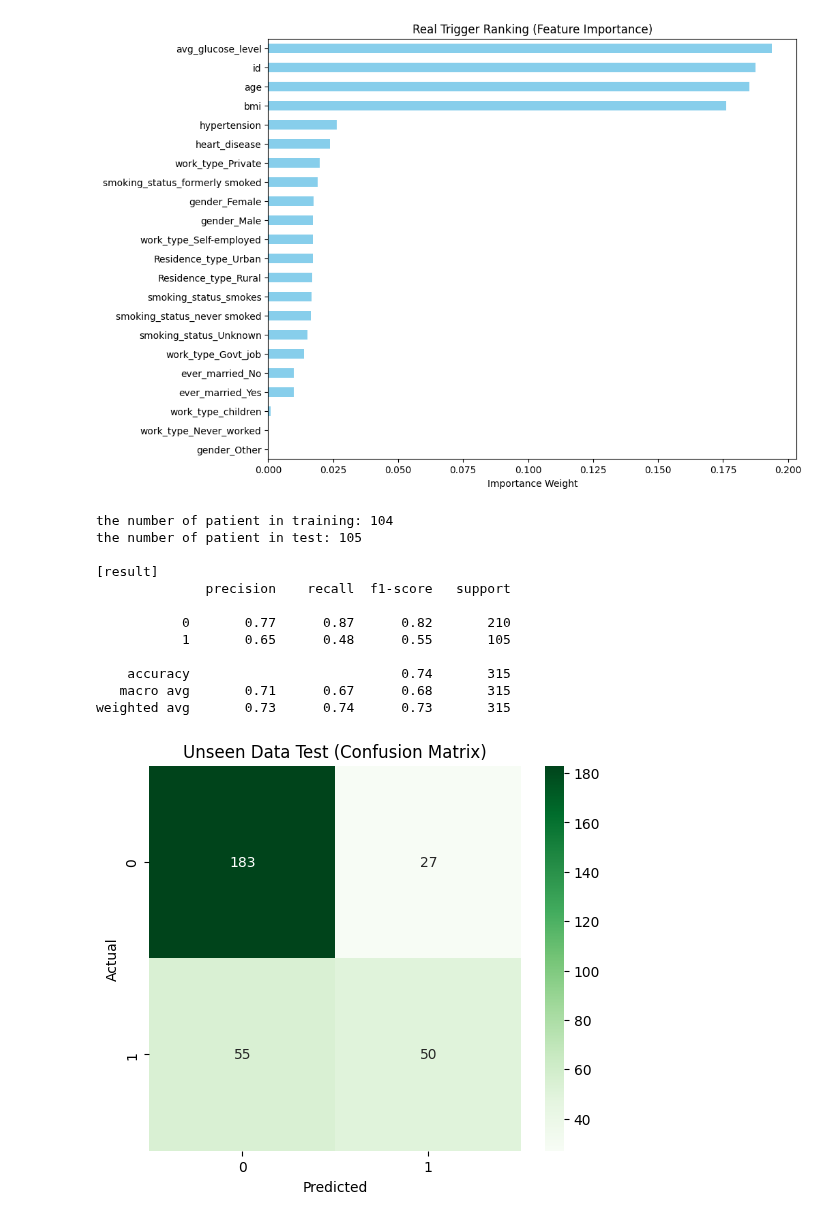
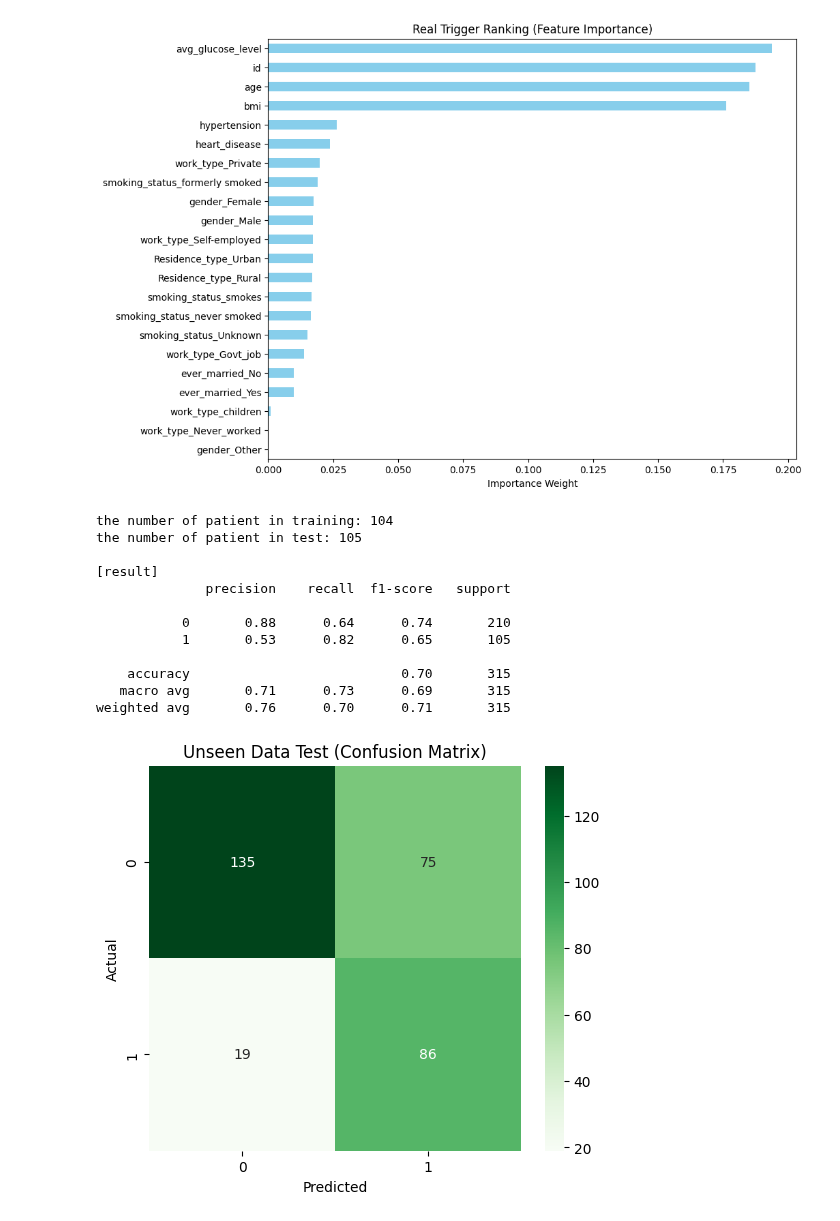
Before and after one commit to soso11234/stroke-prediction-ML, a Jupyter notebook: Stroke_prediction.ipynb, the cells around one changed output. Drawn from its saved outputs; the diff is of its cells as text; code cells hidden in the pictures.

```diff
--- a/Stroke_prediction.ipynb
+++ b/Stroke_prediction.ipynb
@@ -137,7 +137,7 @@ n_stroke_1_half = int(len(stroke_1) * 0.5)
 stroke_1_train = stroke_1.sample(n=n_stroke_1_half, random_state=42)
 
 # extracting non-stroke patient (2 times of amount of the stroke patient)
-stroke_0_train = stroke_0.sample(n=n_stroke_1_half * 2, random_state=42)
+stroke_0_train = stroke_0.sample(n=n_stroke_1_half * 1, random_state=42)
 
 # 3. merge training set (Train Set)
 df_train = pd.concat([stroke_1_train, stroke_0_train])
@@ -159,36 +159,36 @@ remaining_stroke_0 = stroke_0.drop(stroke_0_train.index)
 stroke_0_test = remaining_stroke_0.sample(n=len(remaining_stroke_1) * 2, random_state=42)
 
 df_test_unseen = pd.concat([remaining_stroke_1, stroke_0_test])
 X_unseen = df_test_unseen.drop('stroke', axis=1)
 y_unseen = df_unseen_test = df_test_unseen['stroke']
 
 # 6. test with test-set
 y_pred_unseen = rf.predict(X_unseen)
 
 # 7. evaluation
 print(f"the number of patient in training: {len(stroke_1_train)}")
 print(f"the number of patient in test: {len(remaining_stroke_1)}")
 print("\n[result]")
 print(classification_report(y_unseen, y_pred_unseen))
 
 # 8. visualize the difference
 plt.figure(figsize=(6,5))
 sns.heatmap(confusion_matrix(y_unseen, y_pred_unseen), annot=True, fmt='d', cmap='Greens')
 plt.title('Unseen Data Test (Confusion Matrix)')
 plt.xlabel('Predicted')
 plt.ylabel('Actual')
 plt.show()
 # %% [output]
 the number of patient in training: 104
 the number of patient in test: 105
 
 [result]
               precision    recall  f1-score   support
 
-           0       0.77      0.87      0.82       210
-           1       0.65      0.48      0.55       105
+           0       0.88      0.64      0.74       210
+           1       0.53      0.82      0.65       105
 
-    accuracy                           0.74       315
-   macro avg       0.71      0.67      0.68       315
-weighted avg       0.73      0.74      0.73       315
+    accuracy                           0.70       315
+   macro avg       0.71      0.73      0.69       315
+weighted avg       0.76      0.70      0.71       315
-[figure, old version]
+[figure, new version]
```
